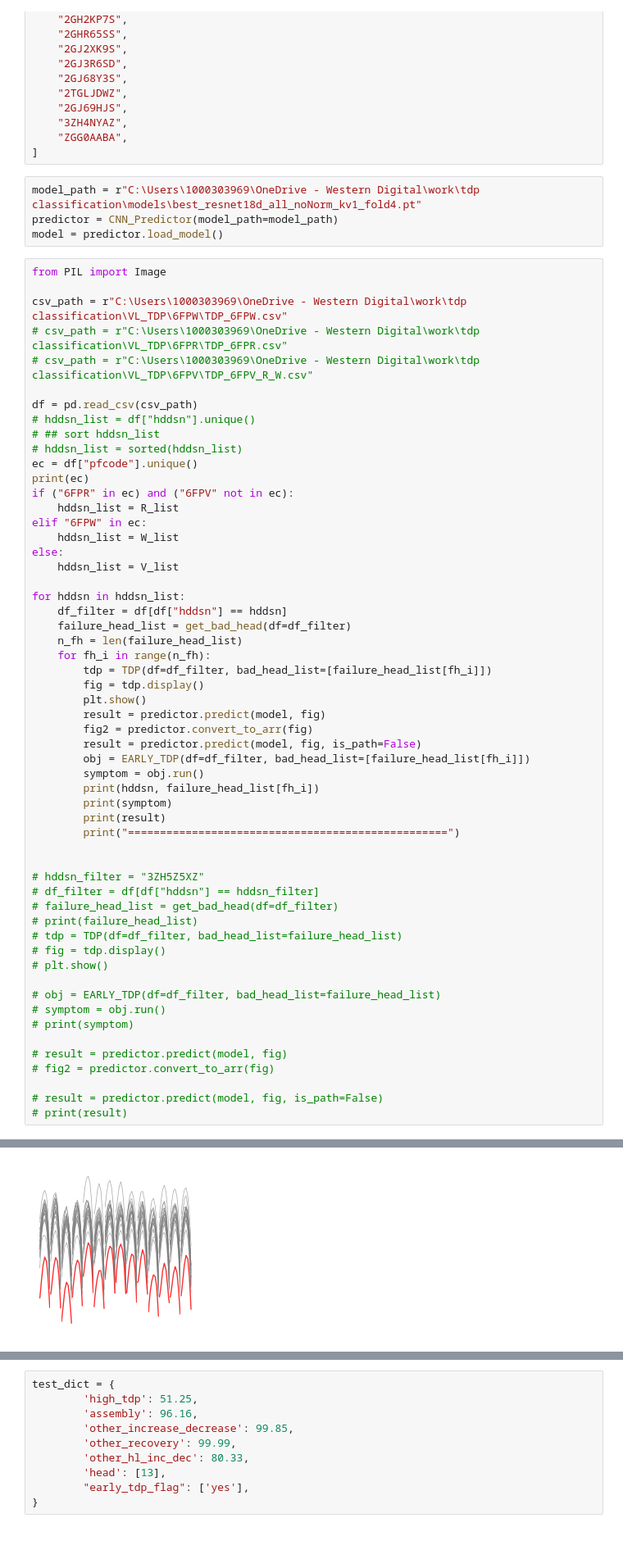
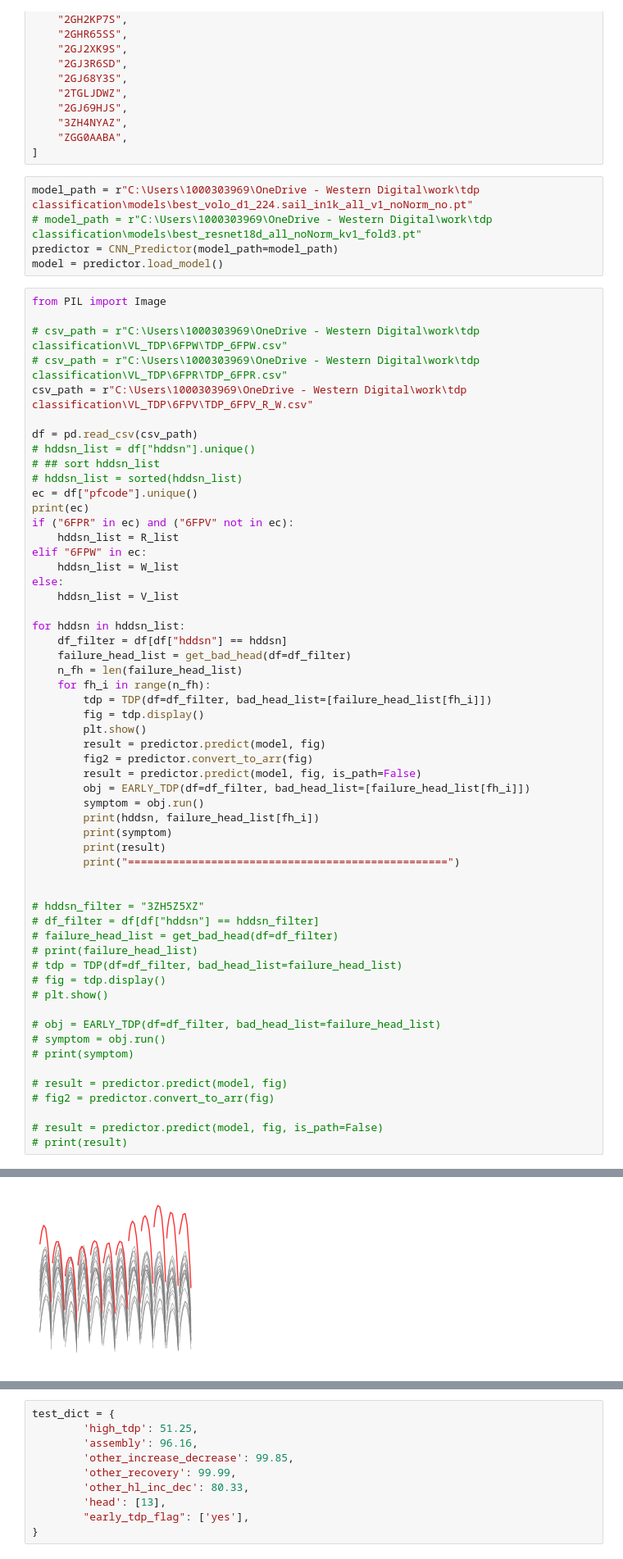
Before and after one commit to tongza331/temp_tdp_and_trainer, a Jupyter notebook: tdp_production/production_code/test_result.ipynb, the cells around one changed output, grey strips where cells are left out. Shown: that part at 82% size. Cells and saved outputs as stored; diff of their text form.

```diff
--- a/tdp_production/production_code/test_result.ipynb
+++ b/tdp_production/production_code/test_result.ipynb
@@ -39,15 +39,16 @@ V_list = [
     "ZGG0AABA",
 ]
 # %%
-model_path = r"C:\Users\1000303969\OneDrive - Western Digital\work\tdp classification\models\best_resnet18d_all_noNorm_kv1_fold4.pt"
+model_path = r"C:\Users\1000303969\OneDrive - Western Digital\work\tdp classification\models\best_volo_d1_224.sail_in1k_all_v1_noNorm_no.pt"
+# model_path = r"C:\Users\1000303969\OneDrive - Western Digital\work\tdp classification\models\best_resnet18d_all_noNorm_kv1_fold3.pt"
 predictor = CNN_Predictor(model_path=model_path)
 model = predictor.load_model()
 # %%
 from PIL import Image
 
-csv_path = r"C:\Users\1000303969\OneDrive - Western Digital\work\tdp classification\VL_TDP\6FPW\TDP_6FPW.csv"
+# csv_path = r"C:\Users\1000303969\OneDrive - Western Digital\work\tdp classification\VL_TDP\6FPW\TDP_6FPW.csv"
 # csv_path = r"C:\Users\1000303969\OneDrive - Western Digital\work\tdp classification\VL_TDP\6FPR\TDP_6FPR.csv"
-# csv_path = r"C:\Users\1000303969\OneDrive - Western Digital\work\tdp classification\VL_TDP\6FPV\TDP_6FPV_R_W.csv"
+csv_path = r"C:\Users\1000303969\OneDrive - Western Digital\work\tdp classification\VL_TDP\6FPV\TDP_6FPV_R_W.csv"
 
 df = pd.read_csv(csv_path)
 # hddsn_list = df["hddsn"].unique()
@@ -122,2 +123,2 @@ for hddsn in hddsn_list:
 ==================================================
-[figure, old version]
+[figure, new version]
```
Also changed, not shown: parts of 2 cells of this notebook, 5 other files.
